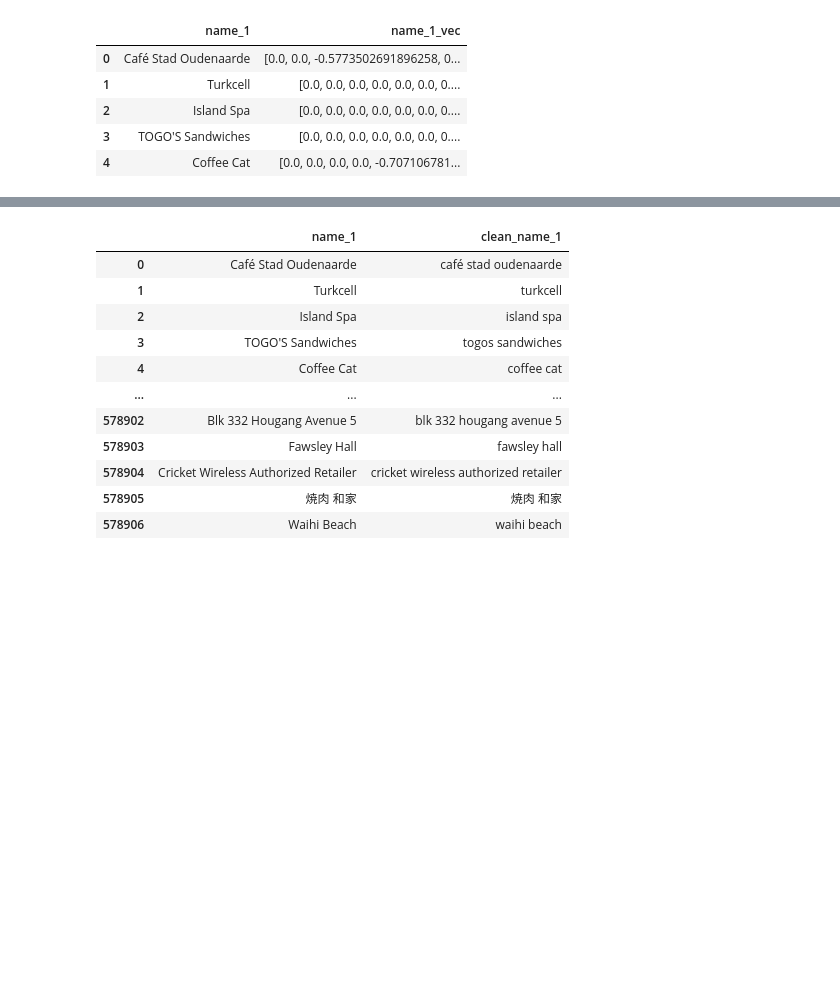
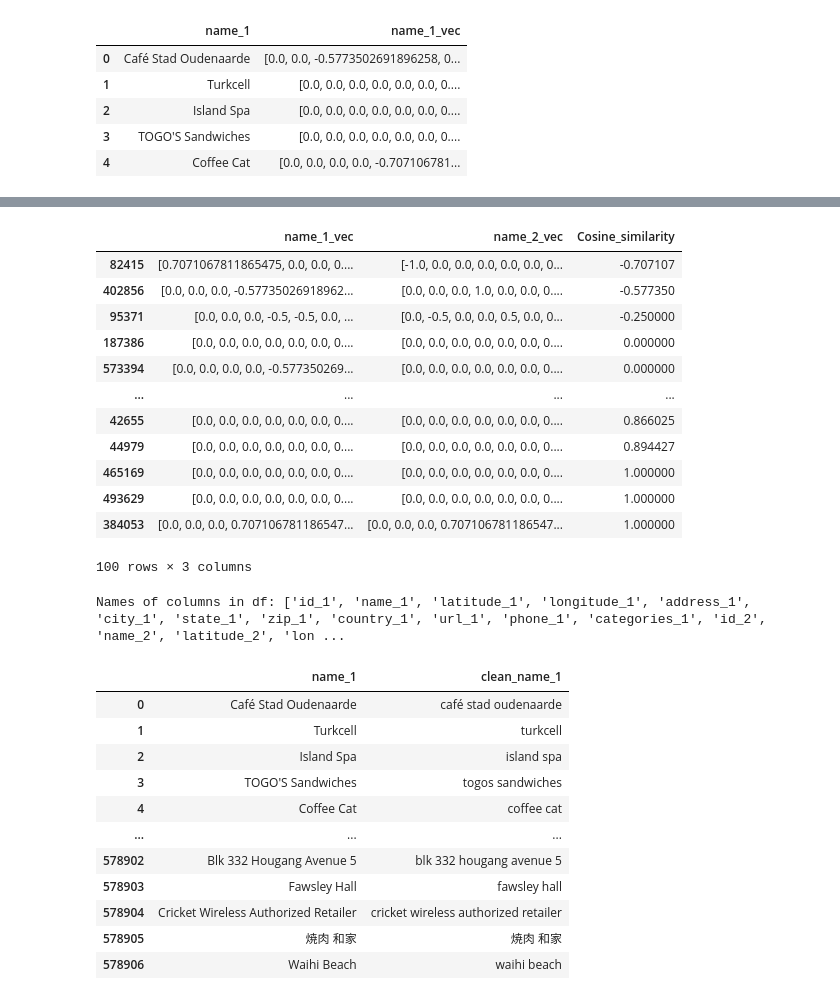
Before and after one commit to ParalogyX/Foursquare_Location_Matching, a Jupyter notebook: first_notebook.ipynb, the cells around one changed output, grey strips where cells are left out. Saved outputs shown, nothing was run; the diff lists cells and outputs as text; code cells hidden in the pictures; blank space fills up the shorter version.

```diff
--- a/first_notebook.ipynb
+++ b/first_notebook.ipynb
@@ -544,0 +613,20 @@ df_pairs.head()[['name_1', 'name_1_vec']]
+# %%
+unmatching_sample.sort_values('Cosine_similarity')
+# %% [output]
+|  | name_1_vec | name_2_vec | Cosine_similarity |
+| 82415 | [0.7071067811865475, 0.0, 0.0, 0.... | [-1.0, 0.0, 0.0, 0.0, 0.0, 0.0, 0... | -0.707107 |
+| 402856 | [0.0, 0.0, 0.0, -0.57735026918962... | [0.0, 0.0, 0.0, 1.0, 0.0, 0.0, 0.... | -0.577350 |
+| 95371 | [0.0, 0.0, 0.0, -0.5, -0.5, 0.0, ... | [0.0, -0.5, 0.0, 0.0, 0.5, 0.0, 0... | -0.250000 |
+| 187386 | [0.0, 0.0, 0.0, 0.0, 0.0, 0.0, 0.... | [0.0, 0.0, 0.0, 0.0, 0.0, 0.0, 0.... | 0.000000 |
+| 573394 | [0.0, 0.0, 0.0, 0.0, -0.577350269... | [0.0, 0.0, 0.0, 0.0, 0.0, 0.0, 0.... | 0.000000 |
+| ... | ... | ... | ... |
+| 42655 | [0.0, 0.0, 0.0, 0.0, 0.0, 0.0, 0.... | [0.0, 0.0, 0.0, 0.0, 0.0, 0.0, 0.... | 0.866025 |
+| 44979 | [0.0, 0.0, 0.0, 0.0, 0.0, 0.0, 0.... | [0.0, 0.0, 0.0, 0.0, 0.0, 0.0, 0.... | 0.894427 |
+| 465169 | [0.0, 0.0, 0.0, 0.0, 0.0, 0.0, 0.... | [0.0, 0.0, 0.0, 0.0, 0.0, 0.0, 0.... | 1.000000 |
+| 493629 | [0.0, 0.0, 0.0, 0.0, 0.0, 0.0, 0.... | [0.0, 0.0, 0.0, 0.0, 0.0, 0.0, 0.... | 1.000000 |
+| 384053 | [0.0, 0.0, 0.0, 0.707106781186547... | [0.0, 0.0, 0.0, 0.707106781186547... | 1.000000 |
+100 rows × 3 columns
+# %%
+print(f'Names of columns in df: {list(df_pairs.columns)}')
+# %% [output]
+Names of columns in df: ['id_1', 'name_1', 'latitude_1', 'longitude_1', 'address_1', 'city_1', 'state_1', 'zip_1', 'country_1', 'url_1', 'phone_1', 'categories_1', 'id_2', 'name_2', 'latitude_2', 'lon ...
```
Also changed, not shown: parts of 12 cells of this notebook.
